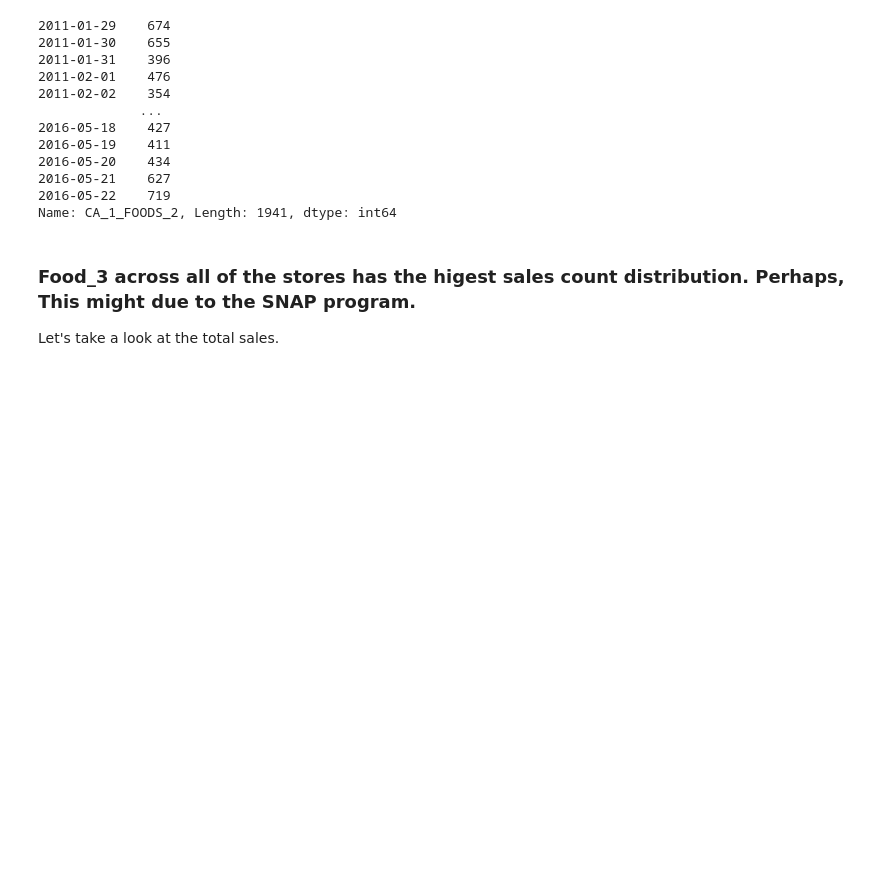
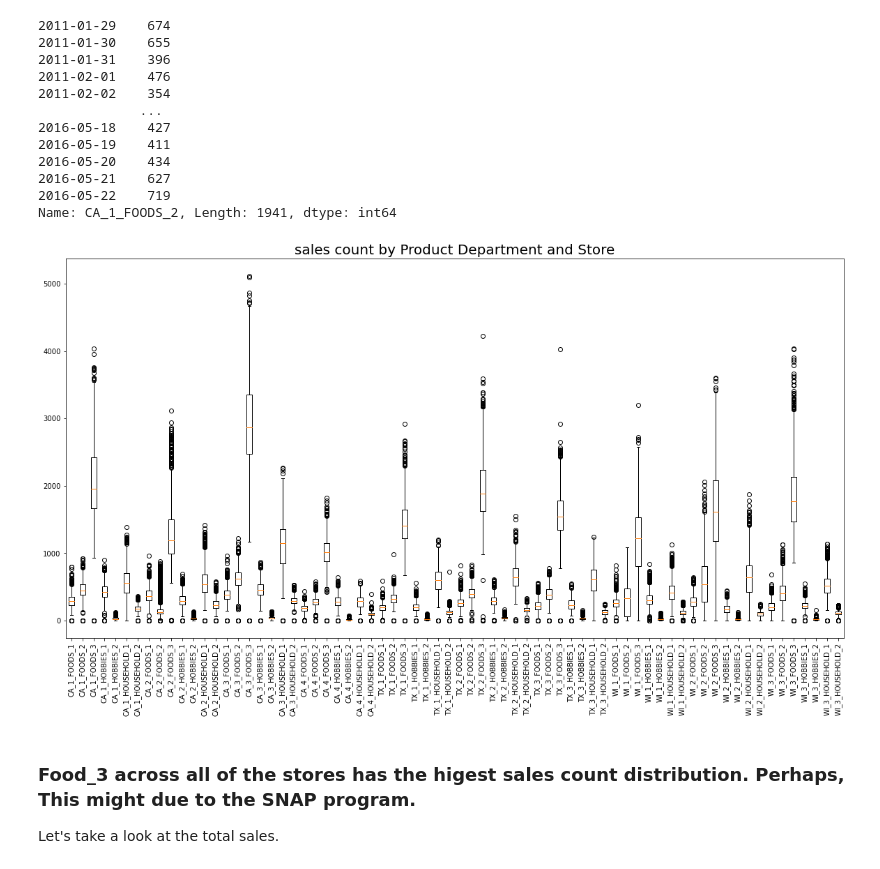
Before and after one commit to soi130/M5_case_study, a Jupyter notebook: M5_analysis.ipynb, the cells around one changed output. Cells and saved outputs as stored; diff of their text form; code cells hidden in the pictures; blank space fills up the shorter version.

```diff
--- a/M5_analysis.ipynb
+++ b/M5_analysis.ipynb
@@ -430,11 +432,13 @@ df_list[1]
 2016-05-22    719
 Name: CA_1_FOODS_2, Length: 1941, dtype: int64
 # %%
-# fig = plt.figure(figsize=(20,10))
-# plt.boxplot(df_list,labels=df_by_store_dept.index)
-# plt.title('sales count by Product Department and Store',fontsize=20)
-# plt.xticks(rotation = 90)
-# plt.show()
+fig = plt.figure(figsize=(20,10))
+plt.boxplot(df_list,labels=df_by_store_dept.index)
+plt.title('sales count by Product Department and Store',fontsize=20)
+plt.xticks(rotation = 90)
+plt.show()
+# %% [output]
+[figure, added]
 # %% [markdown]
 ### Food_3 across all of the stores has the higest sales count distribution. Perhaps, This might due to the SNAP program.
 
```
Also changed, not shown: parts of 11 cells of this notebook.
